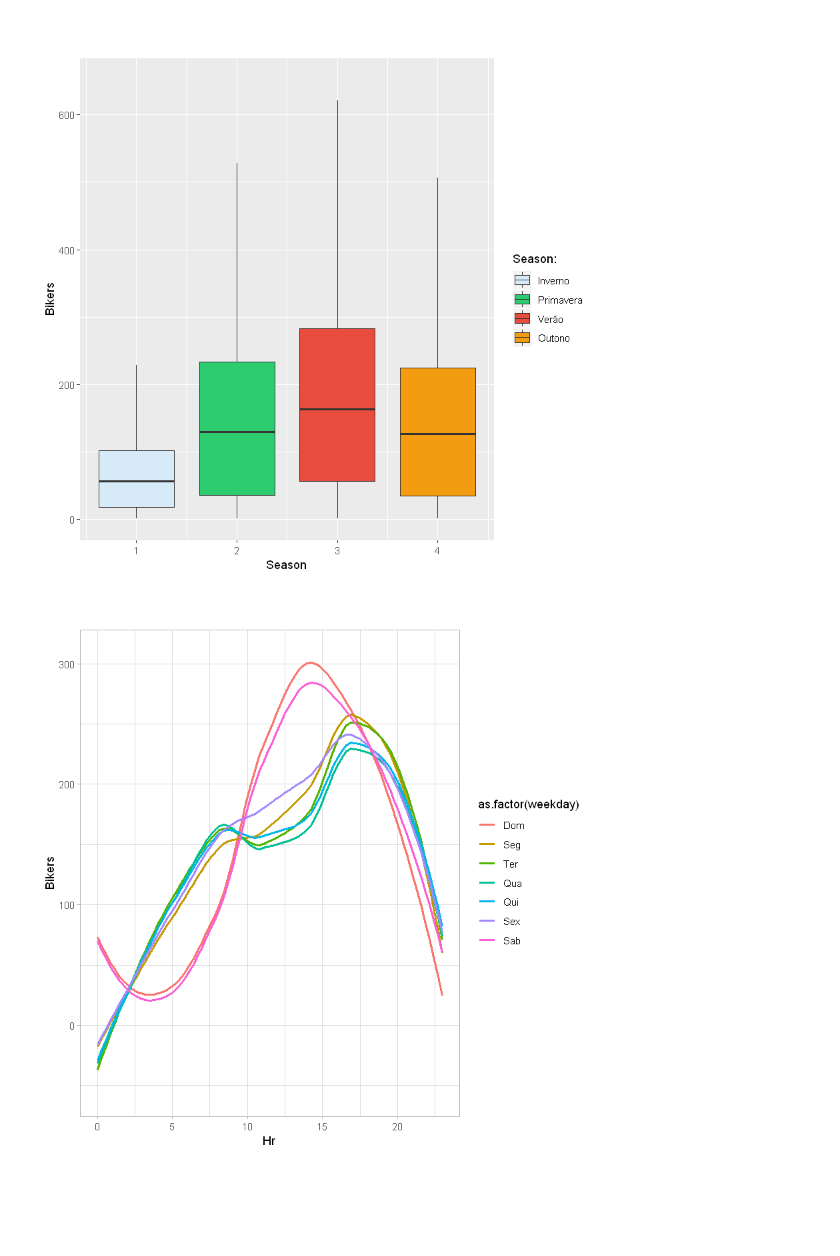
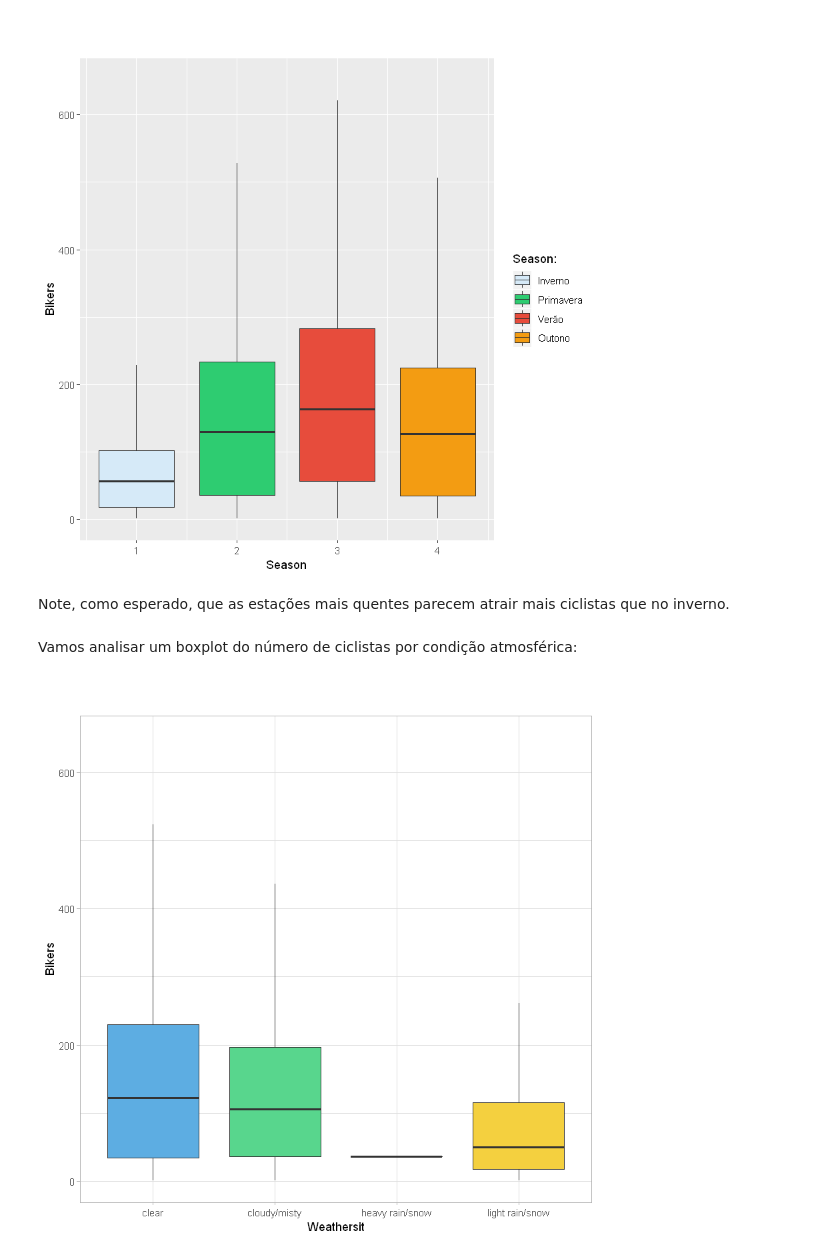
Before and after one commit to jlduim/ML, a Jupyter notebook: T1.ipynb, the cells around one changed output. Cells and saved outputs as stored; diff of their text form; code cells hidden in the pictures; blank space fills up the shorter version.

```diff
--- a/T1.ipynb
+++ b/T1.ipynb
@@ -287,16 +282,20 @@ ggplot(bikeshare, aes(x = season, y = bikers, fill = factor(season))) +
         labels=c("Inverno", "Primavera", "Verão", "Outono"))
 # %% [output]
 [figure]
+# %% [markdown]
+Note, como esperado, que as estações mais quentes parecem atrair mais ciclistas que no inverno.
+# %% [markdown]
+Vamos analisar um boxplot do número de ciclistas por condição atmosférica:
 # %%
-# Lineplot do número de ciclistas por hora do dia
-ggplot(bikeshare, aes(x = hr, y = bikers, color = as.factor(weekday))) +
-    geom_smooth(method = "loess", fill = NA, size = 1) +
+# Apresenta um boxplot do número de ciclistas por condição atmosférica
+ggplot(bikeshare, aes(x = weathersit, y = bikers, fill = weathersit)) +
+    geom_boxplot(outlier.color = adjustcolor("black", alpha.f = 0), na.rm = TRUE) +
     theme_light(base_size = 11) +
-    xlab("Hr") +
+    xlab("Weathersit") +
     ylab("Bikers") +
     ggtitle("\n") +
-    #scale_color_discrete("") +
-    scale_color_hue(labels = c("Dom", "Seg", "Ter", "Qua", "Qui", "Sex", "Sab")) +
+    scale_fill_manual(values = c("#5DADE2", "#58D68D", "#E74C3C", "#F4D03F"),
+        breaks = c(1, 2, 3, 4)) +
     theme(plot.title = element_text(size = 11, face="bold"))
 # %% [output]
-[figure, old version]
+[figure, new version]
```
Also changed, not shown: parts of 34 cells of this notebook.
